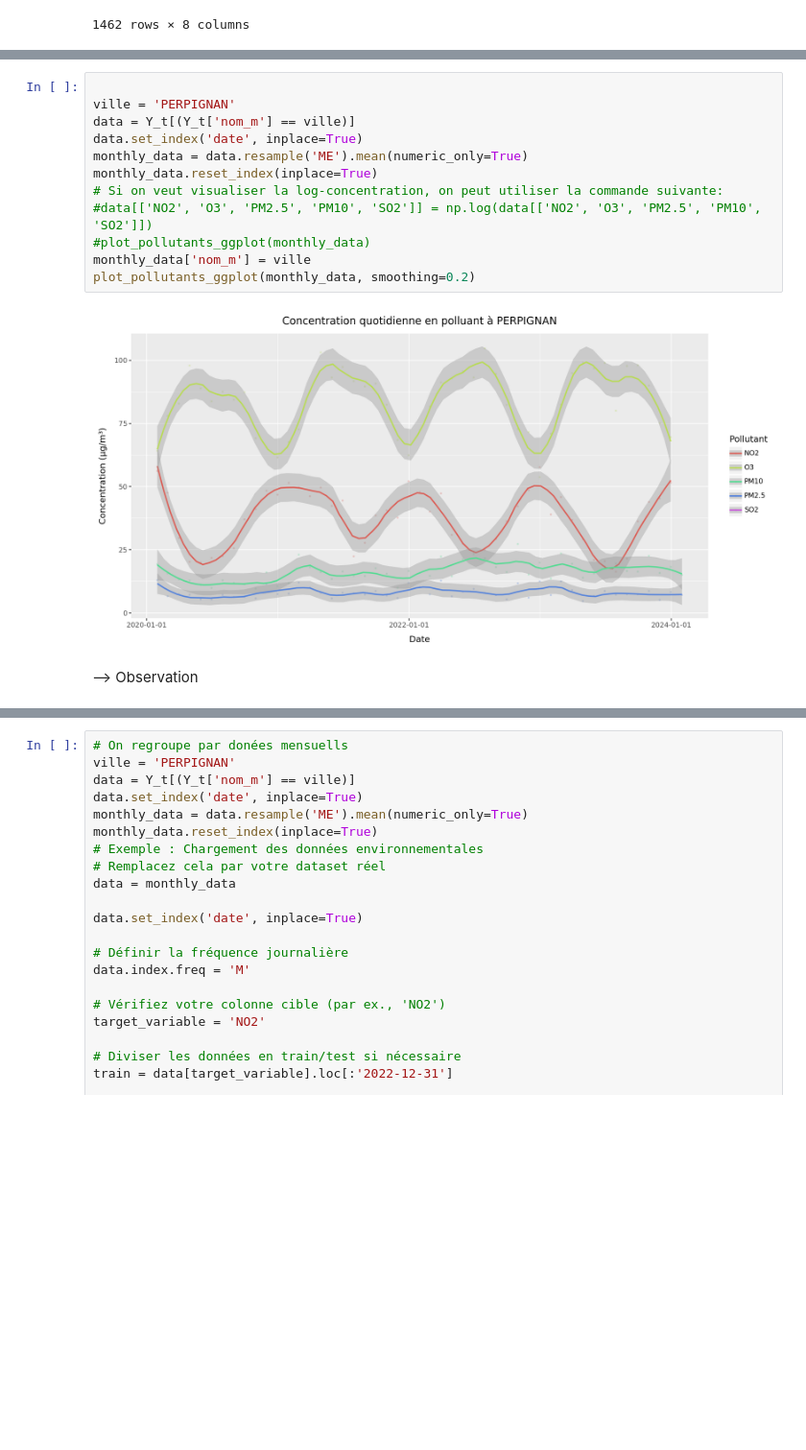
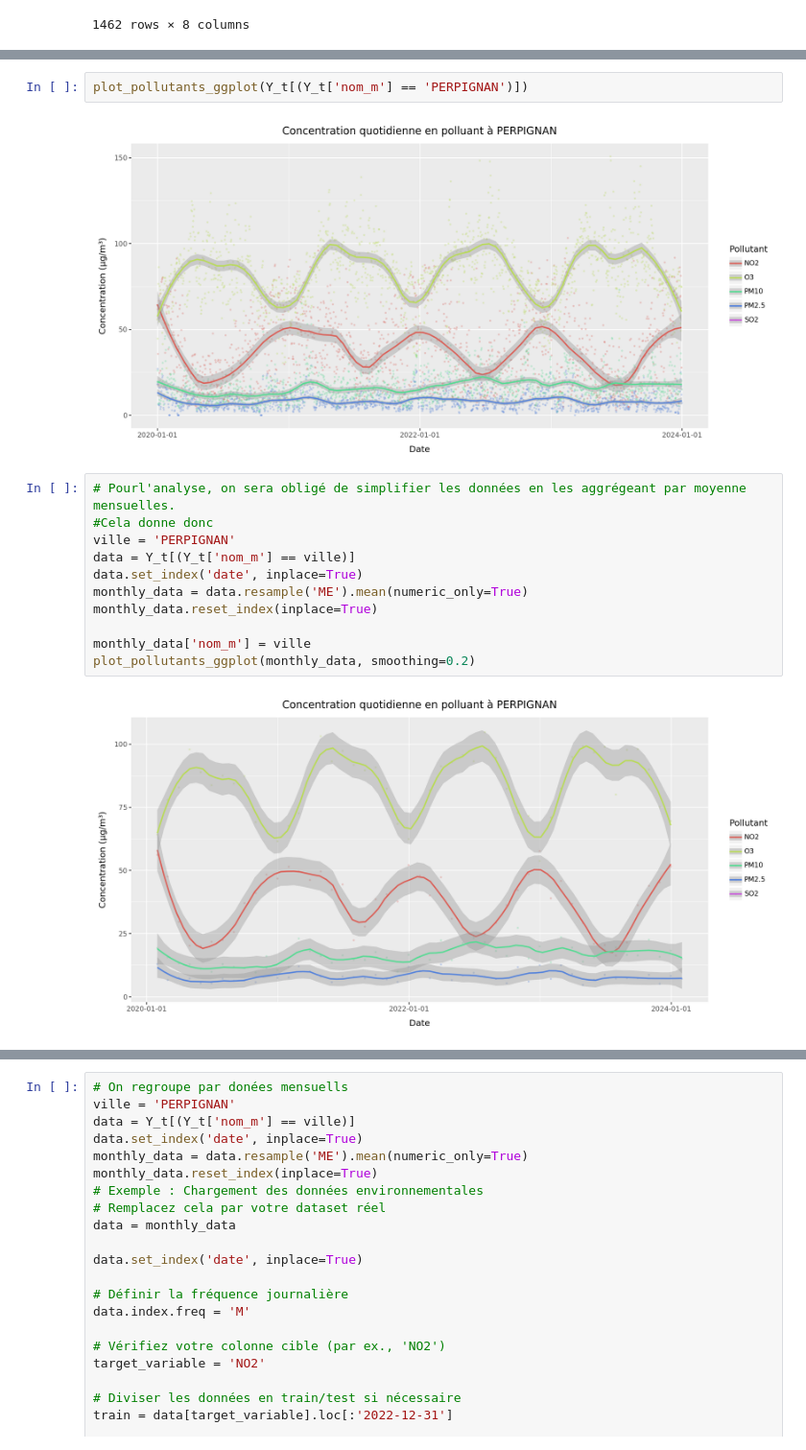
Before and after one commit to Antoine-Merienne/Projet-data-science-Mornand-Merienne, a Jupyter notebook: analyse_pollution_air.ipynb, the cells around one changed output, grey strips where cells are left out. Shown at 96% size. Cells and saved outputs as stored; diff of their text form; blank space fills up the shorter version.

```diff
--- a/analyse_pollution_air.ipynb
+++ b/analyse_pollution_air.ipynb
@@ -705,16 +626,17 @@ NameError: name 'plot_pollutants_ggplot' is not defined
+# %%
+plot_pollutants_ggplot(Y_t[(Y_t['nom_m'] == 'PERPIGNAN')])
+# %% [output]
+[figure, added]
 # %%
-
+# Pourl'analyse, on sera obligé de simplifier les données en les aggrégeant par moyenne mensuelles.
+#Cela donne donc
 ville = 'PERPIGNAN'
 data = Y_t[(Y_t['nom_m'] == ville)]
 data.set_index('date', inplace=True)
 monthly_data = data.resample('ME').mean(numeric_only=True)
 monthly_data.reset_index(inplace=True)
-# Si on veut visualiser la log-concentration, on peut utiliser la commande suivante:
-#data[['NO2', 'O3', 'PM2.5', 'PM10', 'SO2']] = np.log(data[['NO2', 'O3', 'PM2.5', 'PM10', 'SO2']])
-#plot_pollutants_ggplot(monthly_data)
+
 monthly_data['nom_m'] = ville
 plot_pollutants_ggplot(monthly_data, smoothing=0.2)
 # %% [output]
 [figure]
-# %% [markdown]
---> Observation
```
Also changed, not shown: parts of 25 cells of this notebook.
